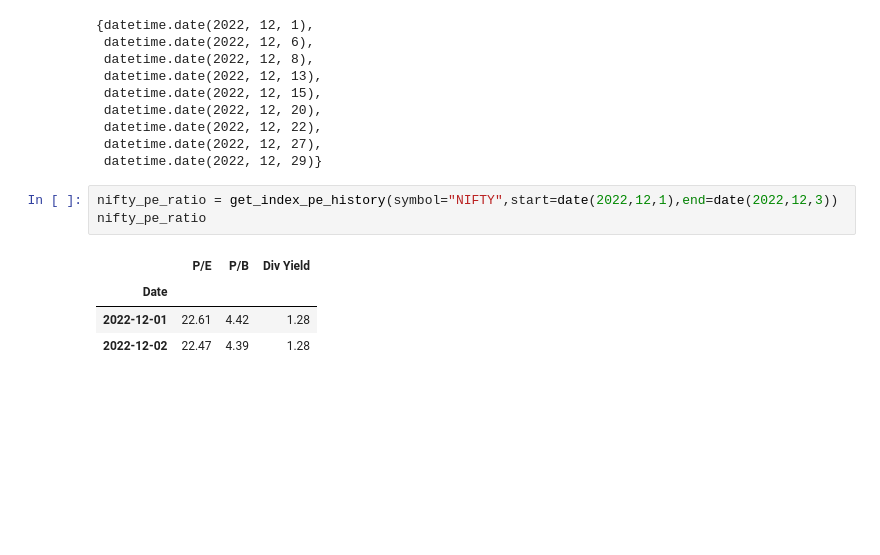
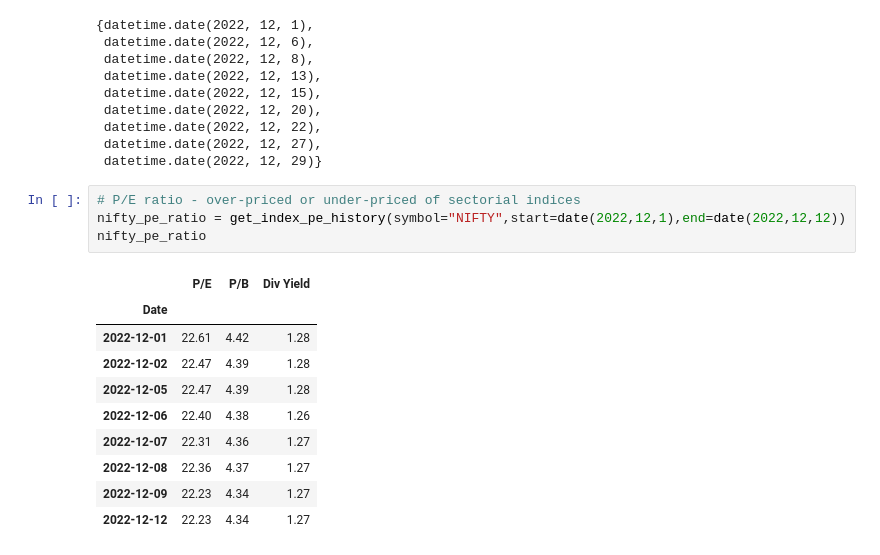
Before and after one commit to Pritam3355/Scripts, a Jupyter notebook: daily_historical.ipynb, the cells around one changed output. Cells and saved outputs as stored; diff of their text form; blank space fills up the shorter version.

```diff
--- a/daily_historical.ipynb
+++ b/daily_historical.ipynb
@@ -228,11 +301,18 @@ expiry
  datetime.date(2022, 12, 27),
  datetime.date(2022, 12, 29)}
 # %%
-nifty_pe_ratio = get_index_pe_history(symbol="NIFTY",start=date(2022,12,1),end=date(2022,12,3))
+# P/E ratio - over-priced or under-priced of sectorial indices
+nifty_pe_ratio = get_index_pe_history(symbol="NIFTY",start=date(2022,12,1),end=date(2022,12,12))
 nifty_pe_ratio
 # %% [output]
 |  | P/E | P/B | Div Yield |
 | Date |  |  |  |
 | 2022-12-01 | 22.61 | 4.42 | 1.28 |
 | 2022-12-02 | 22.47 | 4.39 | 1.28 |
+| 2022-12-05 | 22.47 | 4.39 | 1.28 |
+| 2022-12-06 | 22.40 | 4.38 | 1.26 |
+| 2022-12-07 | 22.31 | 4.36 | 1.27 |
+| 2022-12-08 | 22.36 | 4.37 | 1.27 |
+| 2022-12-09 | 22.23 | 4.34 | 1.27 |
+| 2022-12-12 | 22.23 | 4.34 | 1.27 |
 # %%
```
Also changed, not shown: parts of 15 cells of this notebook.
